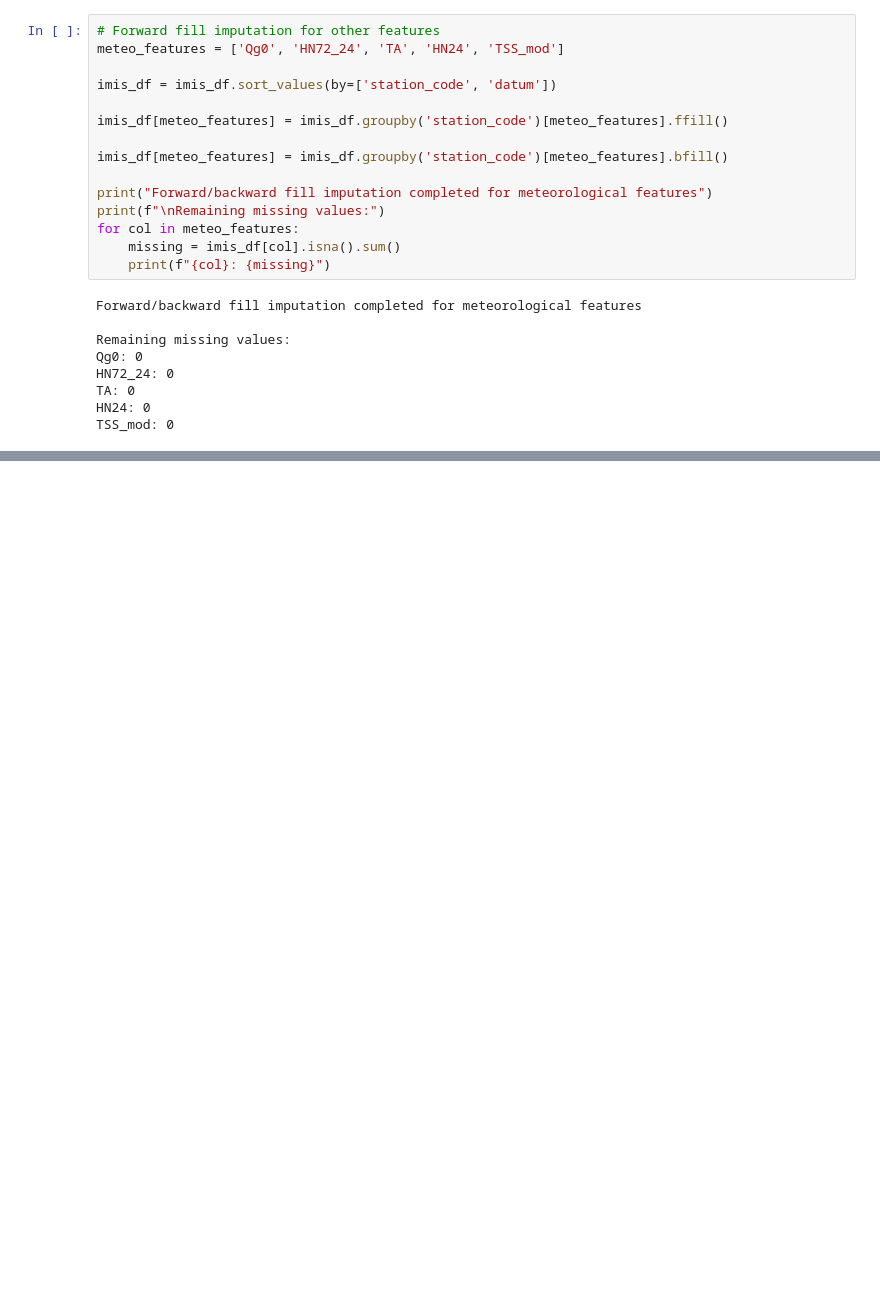
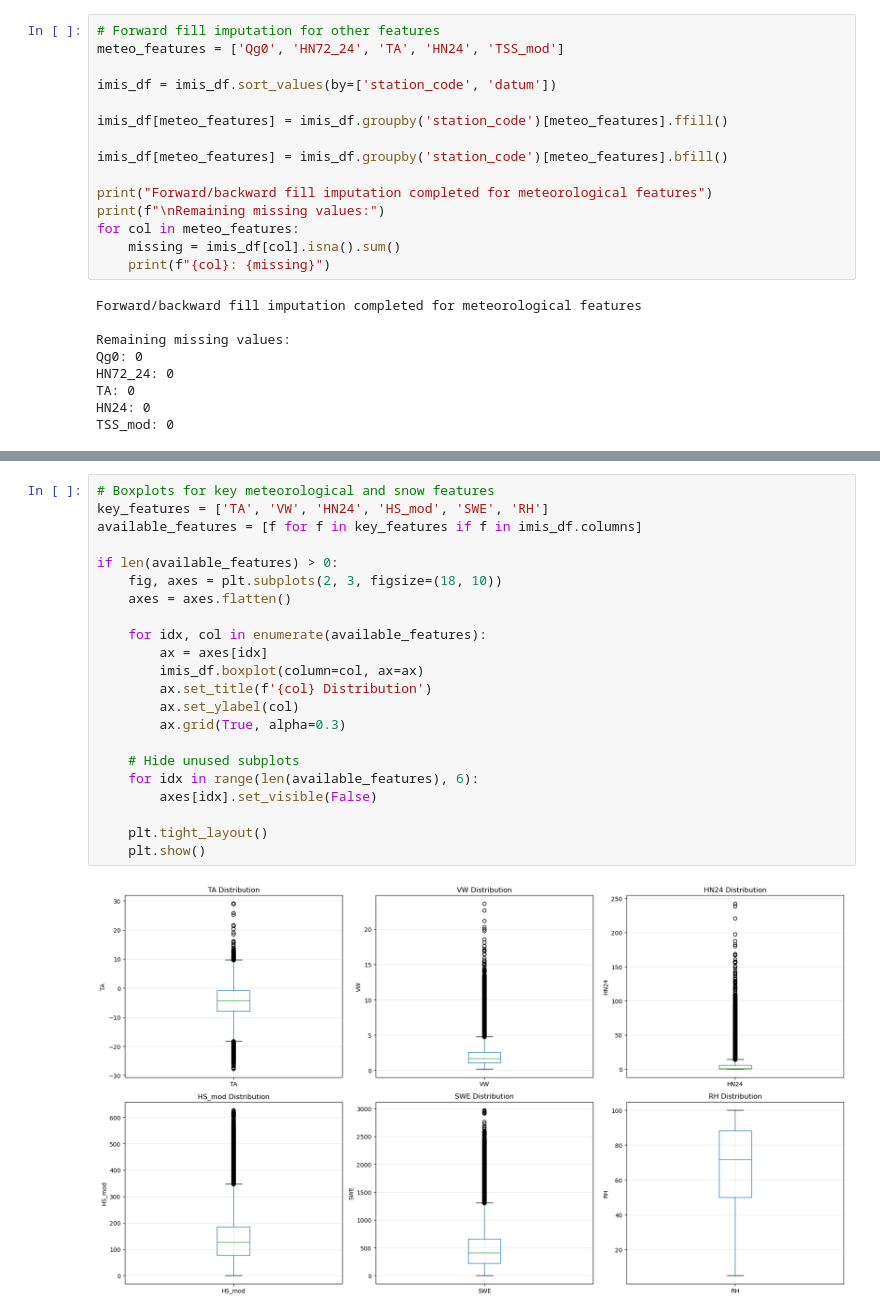
Before and after one commit to FPfenniger/AvalancheRiskProject, a Jupyter notebook: 1_Preprocessing.ipynb, the cells around one changed output, grey strips where cells are left out. Drawn from its saved outputs; the diff is of its cells as text; blank space fills up the shorter version.

```diff
--- a/1_Preprocessing.ipynb
+++ b/1_Preprocessing.ipynb
@@ -435,0 +599,24 @@ Missing values by feature:
+# %%
+# Boxplots for key meteorological and snow features
+key_features = ['TA', 'VW', 'HN24', 'HS_mod', 'SWE', 'RH']
+available_features = [f for f in key_features if f in imis_df.columns]
+
+if len(available_features) > 0:
+    fig, axes = plt.subplots(2, 3, figsize=(18, 10))
+    axes = axes.flatten()
+
+    for idx, col in enumerate(available_features):
+        ax = axes[idx]
+        imis_df.boxplot(column=col, ax=ax)
+        ax.set_title(f'{col} Distribution')
+        ax.set_ylabel(col)
+        ax.grid(True, alpha=0.3)
+
+    # Hide unused subplots
+    for idx in range(len(available_features), 6):
+        axes[idx].set_visible(False)
+
+    plt.tight_layout()
+    plt.show()
+# %% [output]
+[figure, added]
```
Also changed, not shown: parts of 16 cells of this notebook.
